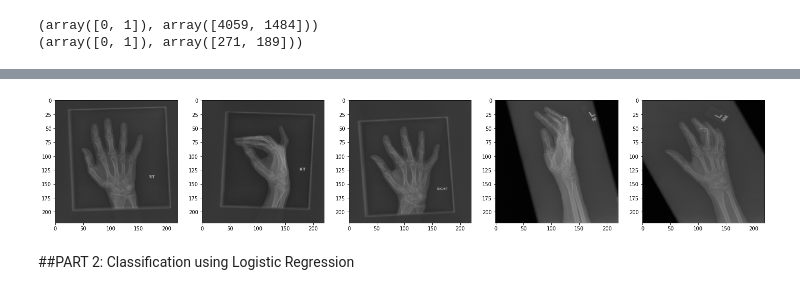
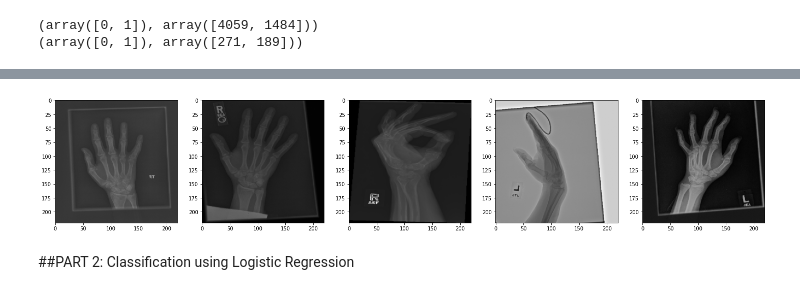
Before and after one commit to c-gohlke/X_Ray-patients-classification, a Jupyter notebook: MURA.ipynb, the cells around one changed output, grey strips where cells are left out. Cells and saved outputs as stored; diff of their text form; code cells hidden in the pictures.

```diff
--- a/MURA.ipynb
+++ b/MURA.ipynb
@@ -64,4 +66,7 @@ This function is what we will use to load the data. The 'MURA-v1.1/train_labeled
 # %%
+labels_amount = 2
+img_dim = (220, 220, 3)
+
 def load_images(img_dim, path):
     df = pd.read_csv(path)
 
@@ -71,7 +76,6 @@ def load_images(img_dim, path):
         dirList = os.listdir(df["PATH"][i])
         for dir in dirList:
             img = mpimg.imread(df["PATH"][i] + dir) #mpimg loads images with values 0 to 1, no need to rescale
-            gray = rgb2gray(img)
             image_resized = resize(img, img_dim)
 
             x.append(image_resized)
@@ -84,15 +87,15 @@ img_dim = (220, 220, 3)
 # %%
-# X_train, y_train = load_images(img_dim, 'MURA-v1.1/train_labeled_studies.csv')
-# X_test, y_test = load_images(img_dim, 'MURA-v1.1/valid_labeled_studies.csv')
+X_train, y_train = load_images(img_dim, 'MURA-v1.1/train_labeled_studies.csv')
+X_test, y_test = load_images(img_dim, 'MURA-v1.1/valid_labeled_studies.csv')
 
-# with open('/content/drive/My Drive/projects/MURA/files/X_train.pickle', 'wb') as handle:
-#     pickle.dump(X_train, handle, protocol=pickle.HIGHEST_PROTOCOL)
-# with open('/content/drive/My Drive/projects/MURA/files/y_train.pickle', 'wb') as handle:
-#     pickle.dump(y_train, handle, protocol=pickle.HIGHEST_PROTOCOL)
-# with open('/content/drive/My Drive/projects/MURA/files/X_test.pickle', 'wb') as handle:
-#     pickle.dump(X_test, handle, protocol=pickle.HIGHEST_PROTOCOL)
-# with open('/content/drive/My Drive/projects/MURA/files/y_test.pickle', 'wb') as handle:
-#     pickle.dump(y_test, handle, protocol=pickle.HIGHEST_PROTOCOL)
+with open('/content/drive/My Drive/projects/MURA/files/X_train.pickle', 'wb') as handle:
+    pickle.dump(X_train, handle, protocol=pickle.HIGHEST_PROTOCOL)
+with open('/content/drive/My Drive/projects/MURA/files/y_train.pickle', 'wb') as handle:
+    pickle.dump(y_train, handle, protocol=pickle.HIGHEST_PROTOCOL)
+with open('/content/drive/My Drive/projects/MURA/files/X_test.pickle', 'wb') as handle:
+    pickle.dump(X_test, handle, protocol=pickle.HIGHEST_PROTOCOL)
+with open('/content/drive/My Drive/projects/MURA/files/y_test.pickle', 'wb') as handle:
+    pickle.dump(y_test, handle, protocol=pickle.HIGHEST_PROTOCOL)
 # %%
 with open('/content/drive/My Drive/projects/MURA/files/X_train.pickle', 'rb') as handle:
     X_train = pickle.load(handle)
@@ -133,21 +148,21 @@ y_test_cat = np_utils.to_categorical(y_test, labels_amount)
 # %%
 #example of images:
 example_img1 = X_train_balanced[0]
-example_img2 = X_train_balanced[1]
-example_img3 = X_train_balanced[2]
-example_img4 = X_train_balanced[3]
-example_img5 = X_train_balanced[4]
+example_img2 = X_train_balanced[100]
+example_img3 = X_train_balanced[200]
+example_img4 = X_train_balanced[1900]
+example_img5 = X_train_balanced[2000]
 
 fig, axes = plt.subplots(1, 5, figsize=(25, 25))
 ax = axes.ravel()
 
 ax[0].imshow(example_img1)
 ax[1].imshow(example_img2)
 ax[2].imshow(example_img3)
 ax[3].imshow(example_img4)
 ax[4].imshow(example_img5)
 plt.show()
 # %% [output]
-[figure, old version]
+[figure, new version]
 # %% [markdown]
 ##PART 2: Classification using Logistic Regression
```
Also changed, not shown: parts of 49 cells of this notebook.
